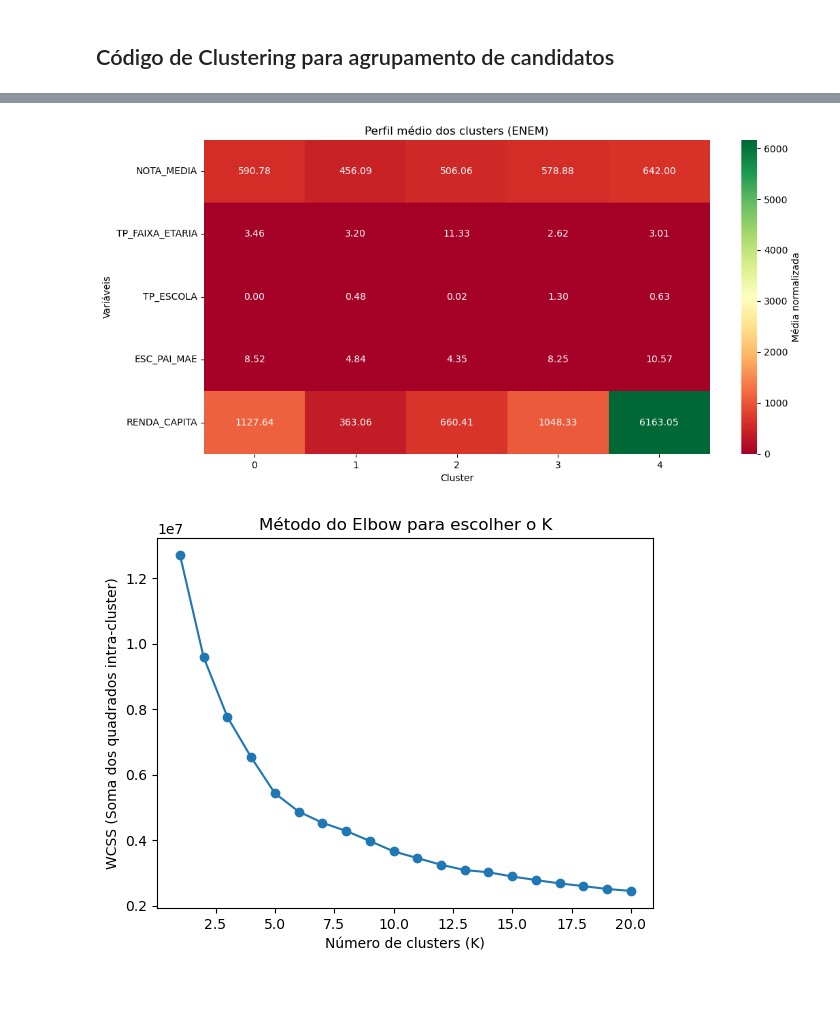
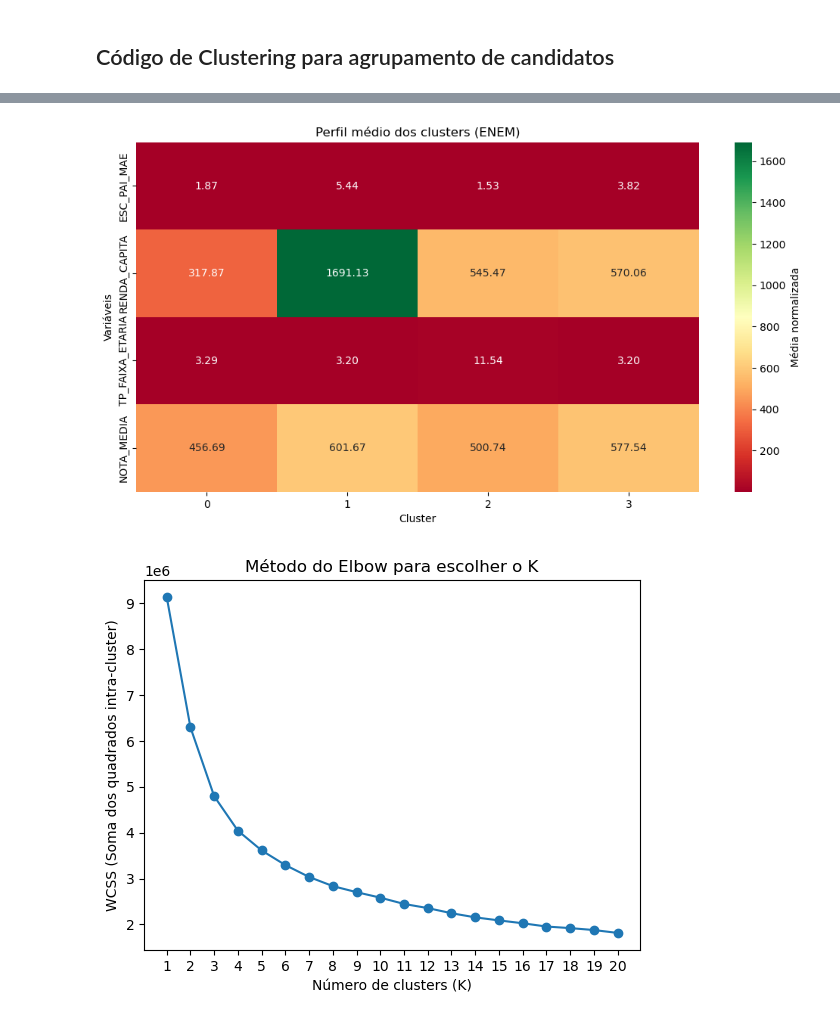
Before and after one commit to Vicente817/Grupo5_basico, a Jupyter notebook: tiago.ipynb, the cells around one changed output, grey strips where cells are left out. Drawn from its saved outputs; the diff is of its cells as text; code cells hidden in the pictures; blank space fills up the shorter version.

```diff
--- a/tiago.ipynb
+++ b/tiago.ipynb
@@ -179,39 +261,2 @@ plt.show()
 # %% [markdown]
 ## Código de Clustering para agrupamento de candidatos
-# %%
-
-
-from sklearn.cluster import KMeans
-from sklearn.preprocessing import StandardScaler
-import pandas as pd
-
-# Selecionar as colunas desejadas
-colunas = ['NU_NOTA_CN', 'NU_NOTA_CH', 'NU_NOTA_LC', 'NU_NOTA_MT', 'NU_NOTA_REDACAO']
-
-# Filtrar e limpar
-df_cluster = df_enem.dropna(subset=colunas)[colunas]
-
-# Normalizar
-scaler = StandardScaler()
-X = scaler.fit_transform(df_cluster)
-
-# Rodar KMeans com k clusters (ex: 4)
-kmeans = KMeans(n_clusters=4, random_state=42)
-clusters = kmeans.fit_predict(X)
-
-# Adicionar rótulo no DataFrame original
-df_enem.loc[df_cluster.index, 'cluster'] = clusters
-
-df_enem.groupby('cluster')[colunas].mean()
-
-from sklearn.decomposition import PCA
-import matplotlib.pyplot as plt
-import seaborn as sns
-
-pca = PCA(n_components=2)
-X_pca = pca.fit_transform(X)
-
-plt.figure(figsize=(8,6))
-sns.scatterplot(x=X_pca[:,0], y=X_pca[:,1], hue=clusters, palette='tab10')
-plt.title('Clusters de candidatos ENEM (PCA)')
-plt.show()
@@ -225,12 +268,12 @@ import matplotlib.pyplot as plt
 import seaborn as sns
 
 # Número de cluster/agrupamentos
-quantidade_de_clusters = 5
+quantidade_de_clusters = 4
 
 # Define as colunas que usaremos no clustering
 colunas_notas = ['NOTA_MEDIA']
 colunas_extra = [
-                    'TP_FAIXA_ETARIA', 'TP_ESCOLA', 'ESC_PAI_MAE', 'RENDA_CAPITA'
+                    'ESC_PAI_MAE', 'RENDA_CAPITA', 'TP_FAIXA_ETARIA'
                  ]
 
 # Remove linhas com dados faltantes nas colunas que vamos usar
@@ -239,35 +282,35 @@ df_cluster = df_enem.dropna(subset=colunas_notas + colunas_extra).copy()
 # Converte as variáveis categóricas para números
 df_cluster['TP_SEXO'] = LabelEncoder().fit_transform(df_cluster['TP_SEXO'])
 df_cluster['TP_ESCOLA'] = LabelEncoder().fit_transform(df_cluster['TP_ESCOLA'])
 
 
 
 # Seleciona só as colunas para o clustering
 X = df_cluster[colunas_notas + colunas_extra]
 
 # Normaliza as variáveis para terem média 0 e desvio padrão 1
 scaler = StandardScaler()
 X_scaled = scaler.fit_transform(X)
 
 # Roda KMeans, definindo k (número de grupos) - você pode testar outros valores
 k = quantidade_de_clusters
 kmeans = KMeans(n_clusters=k, random_state=42)
 clusters = kmeans.fit_predict(X_scaled)
 
 # Adiciona o resultado ao dataframe original
 df_cluster['cluster'] = clusters
 
 # Agora vamos visualizar os clusters com um gráfico das médias das variáveis por grupo
-media_clusters = df_cluster.groupby('cluster')[colunas_notas + colunas_extra].mean()
+media_clusters = df_cluster.groupby('cluster')[ colunas_extra + colunas_notas].mean()
 
 plt.figure(figsize=(12, 6))
 sns.heatmap(media_clusters.T, annot=True, cmap='RdYlGn', cbar_kws={'label': 'Média normalizada'}, fmt=".2f")
 plt.title('Perfil médio dos clusters (ENEM)')
 plt.ylabel('Variáveis')
 plt.xlabel('Cluster')
 plt.show()
 # %% [output]
-[figure, old version]
+[figure, new version]
 # %%
 import matplotlib.pyplot as plt
 from sklearn.cluster import KMeans
@@ -284,6 +327,7 @@ plt.plot(range(1, K_max + 1), wcss, marker='o')
 plt.xlabel('Número de clusters (K)')
 plt.ylabel('WCSS (Soma dos quadrados intra-cluster)')
 plt.title('Método do Elbow para escolher o K')
+plt.xticks(range(1, K_max + 1)) # Define os ticks do eixo x explicitamente para mostrar todos os números de 1 a 20
 plt.show()
 # %% [output]
-[figure, old version]
+[figure, new version]
```
Also changed, not shown: parts of 10 cells of this notebook, 2 other files.
